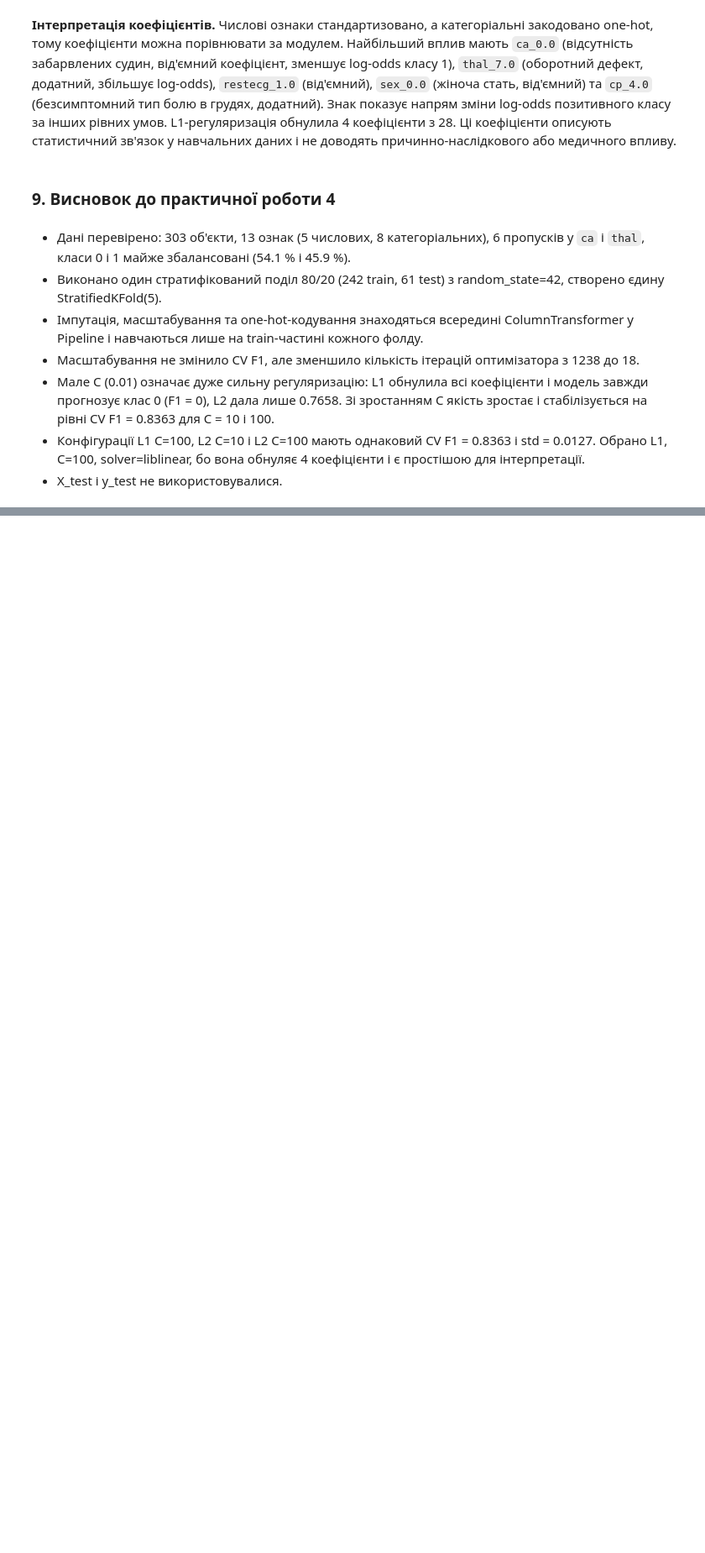
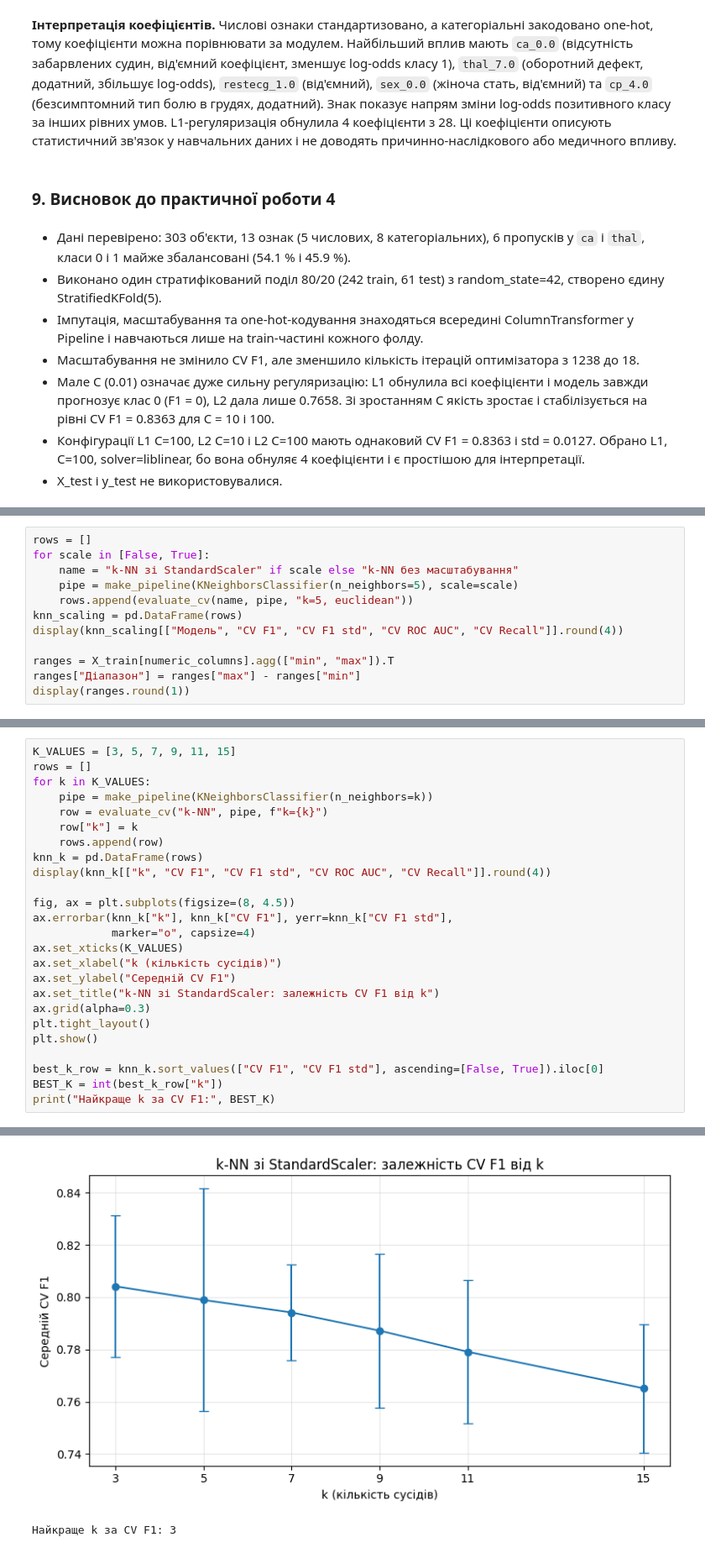
Before and after one commit to Konoplyai/pattern-recognition-practice, a Jupyter notebook: classification-mini-project/notebooks/PR04_Konoplia_I.ipynb, the cells around one changed output, grey strips where cells are left out. Shown at 84% size. Drawn from its saved outputs; the diff is of its cells as text; blank space fills up the shorter version.

Commit message:
Added kNN and probabilistic classifiers (PR5)

```diff
--- a/classification-mini-project/notebooks/PR04_Konoplia_I.ipynb
+++ b/classification-mini-project/notebooks/PR04_Konoplia_I.ipynb
@@ -543,0 +552,12 @@ log-odds позитивного класу за інших рівних умов
+# %%
+rows = []
+for scale in [False, True]:
+    name = "k-NN зі StandardScaler" if scale else "k-NN без масштабування"
+    pipe = make_pipeline(KNeighborsClassifier(n_neighbors=5), scale=scale)
+    rows.append(evaluate_cv(name, pipe, "k=5, euclidean"))
+knn_scaling = pd.DataFrame(rows)
+display(knn_scaling[["Модель", "CV F1", "CV F1 std", "CV ROC AUC", "CV Recall"]].round(4))
+
+ranges = X_train[numeric_columns].agg(["min", "max"]).T
+ranges["Діапазон"] = ranges["max"] - ranges["min"]
+display(ranges.round(1))
@@ -543,0 +583,26 @@ log-odds позитивного класу за інших рівних умов
+# %%
+K_VALUES = [3, 5, 7, 9, 11, 15]
+rows = []
+for k in K_VALUES:
+    pipe = make_pipeline(KNeighborsClassifier(n_neighbors=k))
+    row = evaluate_cv("k-NN", pipe, f"k={k}")
+    row["k"] = k
+    rows.append(row)
+knn_k = pd.DataFrame(rows)
+display(knn_k[["k", "CV F1", "CV F1 std", "CV ROC AUC", "CV Recall"]].round(4))
+
+fig, ax = plt.subplots(figsize=(8, 4.5))
+ax.errorbar(knn_k["k"], knn_k["CV F1"], yerr=knn_k["CV F1 std"],
+            marker="o", capsize=4)
+ax.set_xticks(K_VALUES)
+ax.set_xlabel("k (кількість сусідів)")
+ax.set_ylabel("Середній CV F1")
+ax.set_title("k-NN зі StandardScaler: залежність CV F1 від k")
+ax.grid(alpha=0.3)
+plt.tight_layout()
+plt.show()
+
+best_k_row = knn_k.sort_values(["CV F1", "CV F1 std"], ascending=[False, True]).iloc[0]
+BEST_K = int(best_k_row["k"])
+print("Найкраще k за CV F1:", BEST_K)
+# %% [output]
@@ -543,0 +616,2 @@ log-odds позитивного класу за інших рівних умов
+[figure, added]
+Найкраще k за CV F1: 3
```
Also changed, not shown: parts of 21 cells of this notebook.
